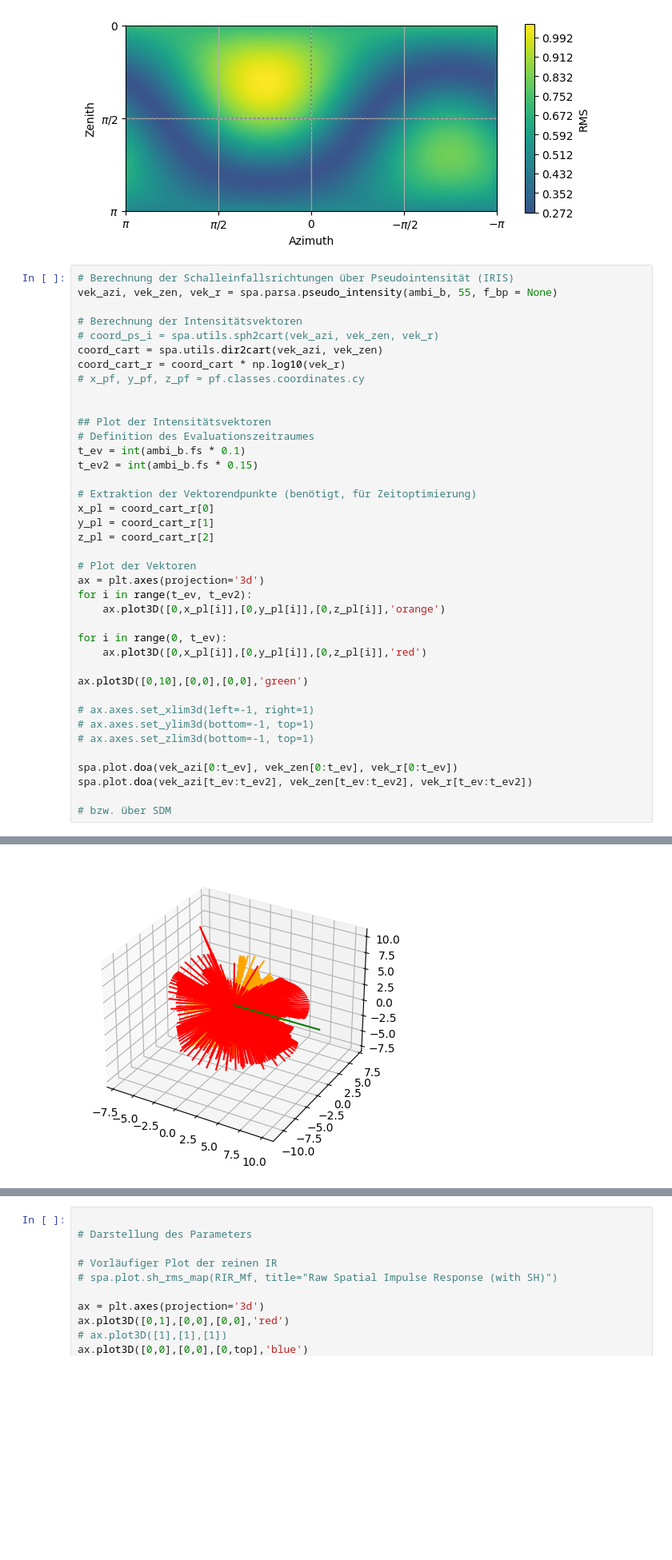
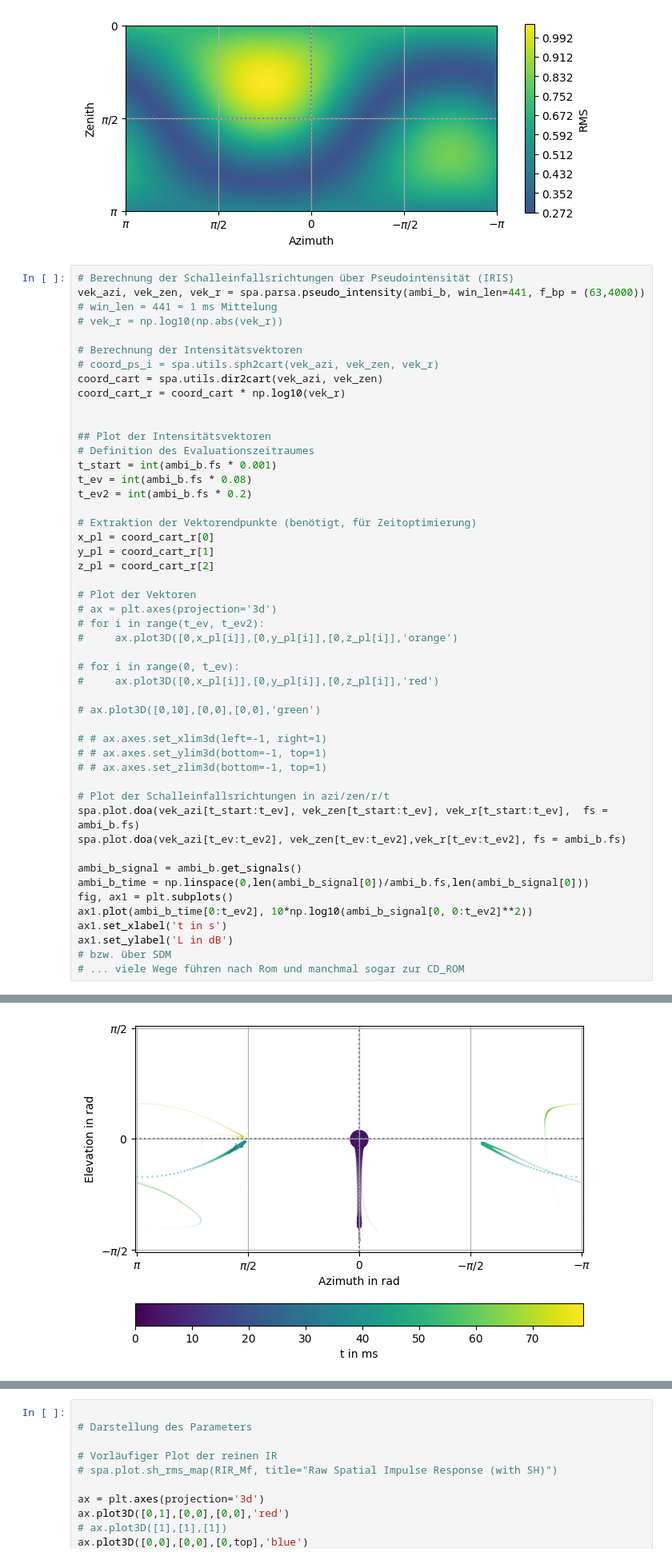
Before and after one commit to Floloffel/VAR-Project, a Jupyter notebook: Private testing/Linus/test.ipynb, the cells around one changed output, grey strips where cells are left out. Shown: that part at 80% size. Drawn from its saved outputs; the diff is of its cells as text; blank space fills up the shorter version.

```diff
--- a/Private testing/Linus/test.ipynb
+++ b/Private testing/Linus/test.ipynb
@@ -107,19 +106,20 @@ right = sum(beam_sig[2, tl:tu])
 [figure]
 # %%
 # Berechnung der Schalleinfallsrichtungen über Pseudointensität (IRIS)
-vek_azi, vek_zen, vek_r = spa.parsa.pseudo_intensity(ambi_b, 55, f_bp = None)
+vek_azi, vek_zen, vek_r = spa.parsa.pseudo_intensity(ambi_b, win_len=441, f_bp = (63,4000)) # win_len = 441 = 1 ms Mittelung
+# vek_r = np.log10(np.abs(vek_r))
 
 # Berechnung der Intensitätsvektoren
 # coord_ps_i = spa.utils.sph2cart(vek_azi, vek_zen, vek_r)
 coord_cart = spa.utils.dir2cart(vek_azi, vek_zen)
 coord_cart_r = coord_cart * np.log10(vek_r)
-# x_pf, y_pf, z_pf = pf.classes.coordinates.cy
 
 
 ## Plot der Intensitätsvektoren
 # Definition des Evaluationszeitraumes
-t_ev = int(ambi_b.fs * 0.1)
-t_ev2 = int(ambi_b.fs * 0.15)
+t_start = int(ambi_b.fs * 0.001)
+t_ev = int(ambi_b.fs * 0.08)
+t_ev2 = int(ambi_b.fs * 0.2)
 
 # Extraktion der Vektorendpunkte (benötigt, für Zeitoptimierung)
 x_pl = coord_cart_r[0]
@@ -127,21 +127,29 @@ y_pl = coord_cart_r[1]
 z_pl = coord_cart_r[2]
 
 # Plot der Vektoren
-ax = plt.axes(projection='3d')
-for i in range(t_ev, t_ev2):
-    ax.plot3D([0,x_pl[i]],[0,y_pl[i]],[0,z_pl[i]],'orange')
+# ax = plt.axes(projection='3d')
+# for i in range(t_ev, t_ev2):
+#     ax.plot3D([0,x_pl[i]],[0,y_pl[i]],[0,z_pl[i]],'orange')
 
-for i in range(0, t_ev):
-    ax.plot3D([0,x_pl[i]],[0,y_pl[i]],[0,z_pl[i]],'red')
+# for i in range(0, t_ev):
+#     ax.plot3D([0,x_pl[i]],[0,y_pl[i]],[0,z_pl[i]],'red')
 
-ax.plot3D([0,10],[0,0],[0,0],'green')
+# ax.plot3D([0,10],[0,0],[0,0],'green')
 
-# ax.axes.set_xlim3d(left=-1, right=1)
-# ax.axes.set_ylim3d(bottom=-1, top=1)
-# ax.axes.set_zlim3d(bottom=-1, top=1)
+# # ax.axes.set_xlim3d(left=-1, right=1)
+# # ax.axes.set_ylim3d(bottom=-1, top=1)
+# # ax.axes.set_zlim3d(bottom=-1, top=1)
 
-spa.plot.doa(vek_azi[0:t_ev], vek_zen[0:t_ev], vek_r[0:t_ev])
-spa.plot.doa(vek_azi[t_ev:t_ev2], vek_zen[t_ev:t_ev2], vek_r[t_ev:t_ev2])
+# Plot der Schalleinfallsrichtungen in azi/zen/r/t
+spa.plot.doa(vek_azi[t_start:t_ev], vek_zen[t_start:t_ev], vek_r[t_start:t_ev],  fs = ambi_b.fs)
+spa.plot.doa(vek_azi[t_ev:t_ev2], vek_zen[t_ev:t_ev2],vek_r[t_ev:t_ev2], fs = ambi_b.fs)
 
+ambi_b_signal = ambi_b.get_signals()
+ambi_b_time = np.linspace(0,len(ambi_b_signal[0])/ambi_b.fs,len(ambi_b_signal[0]))
+fig, ax1 = plt.subplots()
+ax1.plot(ambi_b_time[0:t_ev2], 10*np.log10(ambi_b_signal[0, 0:t_ev2]**2))
+ax1.set_xlabel('t in s')
+ax1.set_ylabel('L in dB')
 # bzw. über SDM
+# ... viele Wege führen nach Rom und manchmal sogar zur CD_ROM
 # %% [output]
@@ -148 +157 @@ spa.plot.doa(vek_azi[t_ev:t_ev2], vek_zen[t_ev:t_ev2], vek_r[t_ev:t_ev2])
-[figure, old version]
+[figure, new version]
```
Also changed, not shown: parts of 2 cells of this notebook.
